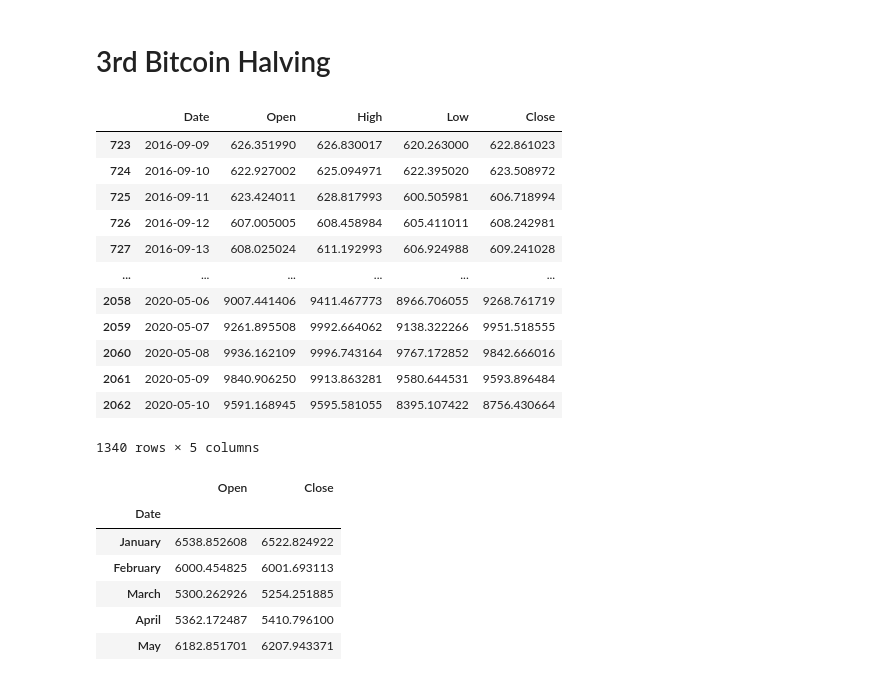
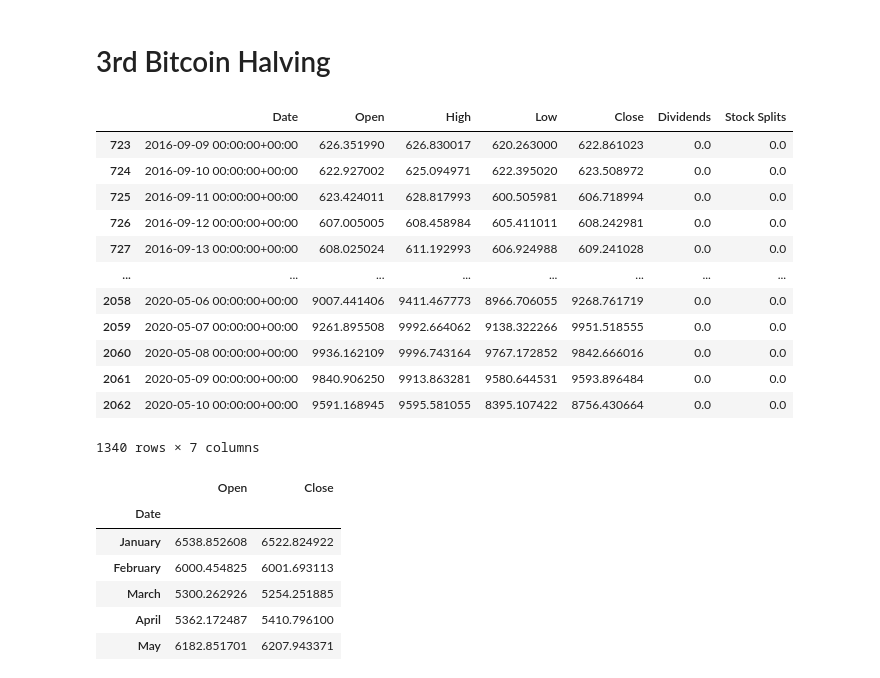
Before and after one commit to faathuurrr/Forecasting-Bitcoin-Price, a Jupyter notebook: bitcoin-price-prediction-using-lstm.ipynb, the cells around one changed output. Drawn from its saved outputs; the diff is of its cells as text; code cells hidden in the pictures.

```diff
--- a/bitcoin-price-prediction-using-lstm.ipynb
+++ b/bitcoin-price-prediction-using-lstm.ipynb
@@ -28,3 +28,8 @@ df=pd.read_csv('Data/BTC_USD1_cleaned.csv',delimiter=',')
+# %%
+df = yf.Ticker("BTC-USD").history(period="max", auto_adjust=False)
+df.index = pd.to_datetime(df.index)
+df.reset_index(inplace=True)
+df.rename(columns={'Adj Close': 'Adj_Close'}, inplace=True)
 # %%
 print('Total number of days present in the dataset: ',df.shape[0])
 print('Total number of fields present in the dataset: ',df.shape[1])
@@ -222,7 +223,7 @@ Note that we only have few months in 2014 so the rest of the months are not plot
 # %% [markdown]
 # 2nd Bitcoin Halving
 # %%
-df['Date'] = pd.to_datetime(df['Date'], format='%d-%m-%Y')
+df['Date'] = pd.to_datetime(df['Date'], format='%Y-%m-%d')
 
 y_2015 = df.loc[(df['Date'] >= '2012-11-28')
                         & (df['Date'] < '2016-09-09')]
@@ -341,26 +342,26 @@ See the caveats in the documentation: https://pandas.pydata.org/pandas-docs/stab
 # %% [markdown]
 # 3rd Bitcoin Halving
 # %%
-df['Date'] = pd.to_datetime(df['Date'], format='%d-%m-%Y')
+df['Date'] = pd.to_datetime(df['Date'], format='%Y-%m-%d')
 
 y_2015 = df.loc[(df['Date'] >= '2016-09-09')
                         & (df['Date'] < '2020-05-11')]
 
 y_2015.drop(y_2015[['Adj_Close','Volume']],axis=1)
 # %% [output]
-|  | Date | Open | High | Low | Close |
-| 723 | 2016-09-09 | 626.351990 | 626.830017 | 620.263000 | 622.861023 |
-| 724 | 2016-09-10 | 622.927002 | 625.094971 | 622.395020 | 623.508972 |
-| 725 | 2016-09-11 | 623.424011 | 628.817993 | 600.505981 | 606.718994 |
-| 726 | 2016-09-12 | 607.005005 | 608.458984 | 605.411011 | 608.242981 |
-| 727 | 2016-09-13 | 608.025024 | 611.192993 | 606.924988 | 609.241028 |
-| ... | ... | ... | ... | ... | ... |
-| 2058 | 2020-05-06 | 9007.441406 | 9411.467773 | 8966.706055 | 9268.761719 |
-| 2059 | 2020-05-07 | 9261.895508 | 9992.664062 | 9138.322266 | 9951.518555 |
-| 2060 | 2020-05-08 | 9936.162109 | 9996.743164 | 9767.172852 | 9842.666016 |
-| 2061 | 2020-05-09 | 9840.906250 | 9913.863281 | 9580.644531 | 9593.896484 |
-| 2062 | 2020-05-10 | 9591.168945 | 9595.581055 | 8395.107422 | 8756.430664 |
+|  | Date | Open | High | Low | Close | Dividends | Stock Splits |
+| 723 | 2016-09-09 00:00:00+00:00 | 626.351990 | 626.830017 | 620.263000 | 622.861023 | 0.0 | 0.0 |
+| 724 | 2016-09-10 00:00:00+00:00 | 622.927002 | 625.094971 | 622.395020 | 623.508972 | 0.0 | 0.0 |
+| 725 | 2016-09-11 00:00:00+00:00 | 623.424011 | 628.817993 | 600.505981 | 606.718994 | 0.0 | 0.0 |
+| 726 | 2016-09-12 00:00:00+00:00 | 607.005005 | 608.458984 | 605.411011 | 608.242981 | 0.0 | 0.0 |
+| 727 | 2016-09-13 00:00:00+00:00 | 608.025024 | 611.192993 | 606.924988 | 609.241028 | 0.0 | 0.0 |
+| ... | ... | ... | ... | ... | ... | ... | ... |
+| 2058 | 2020-05-06 00:00:00+00:00 | 9007.441406 | 9411.467773 | 8966.706055 | 9268.761719 | 0.0 | 0.0 |
+| 2059 | 2020-05-07 00:00:00+00:00 | 9261.895508 | 9992.664062 | 9138.322266 | 9951.518555 | 0.0 | 0.0 |
+| 2060 | 2020-05-08 00:00:00+00:00 | 9936.162109 | 9996.743164 | 9767.172852 | 9842.666016 | 0.0 | 0.0 |
+| 2061 | 2020-05-09 00:00:00+00:00 | 9840.906250 | 9913.863281 | 9580.644531 | 9593.896484 | 0.0 | 0.0 |
+| 2062 | 2020-05-10 00:00:00+00:00 | 9591.168945 | 9595.581055 | 8395.107422 | 8756.430664 | 0.0 | 0.0 |
-1340 rows × 5 columns
+1340 rows × 7 columns
 # %%
 monthvise = y_2015.groupby(y_2015['Date'].dt.strftime('%B'))[['Open','Close']].mean()
 new_order = ['January', 'February', 'March', 'April', 'May', 'June', 'July', 'August',
```
Also changed, not shown: parts of 49 cells of this notebook, 8 other files.
